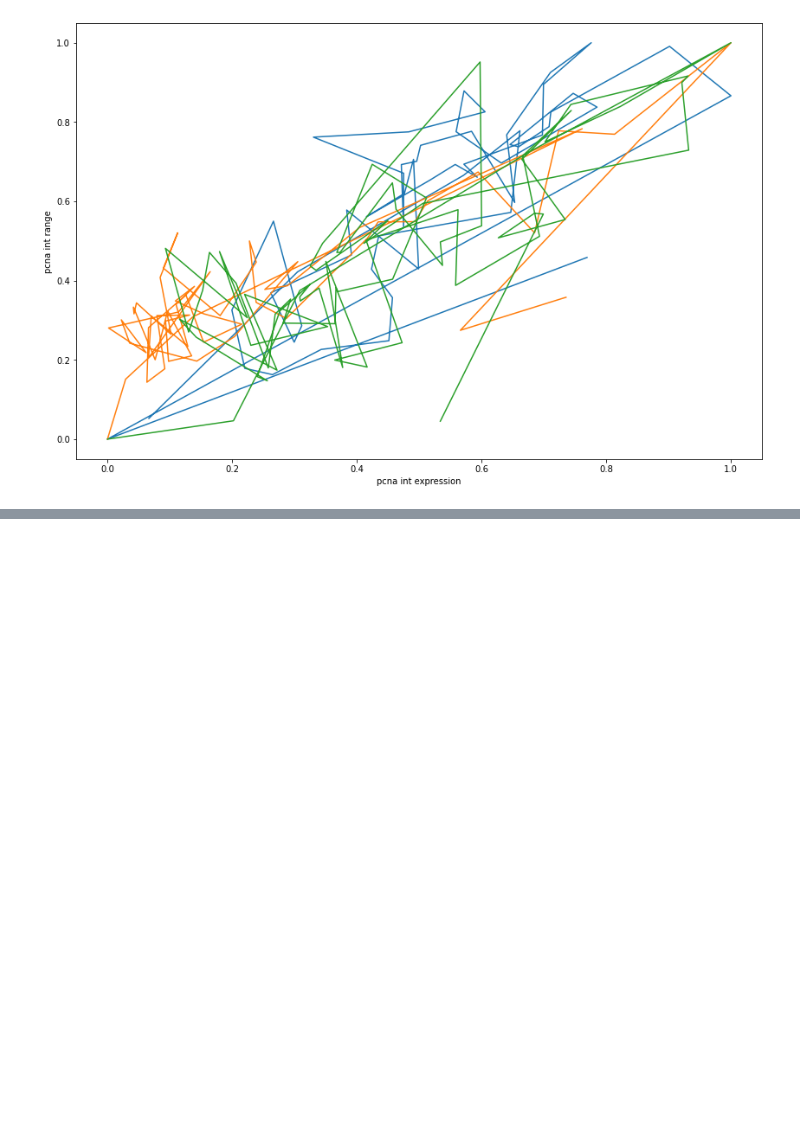
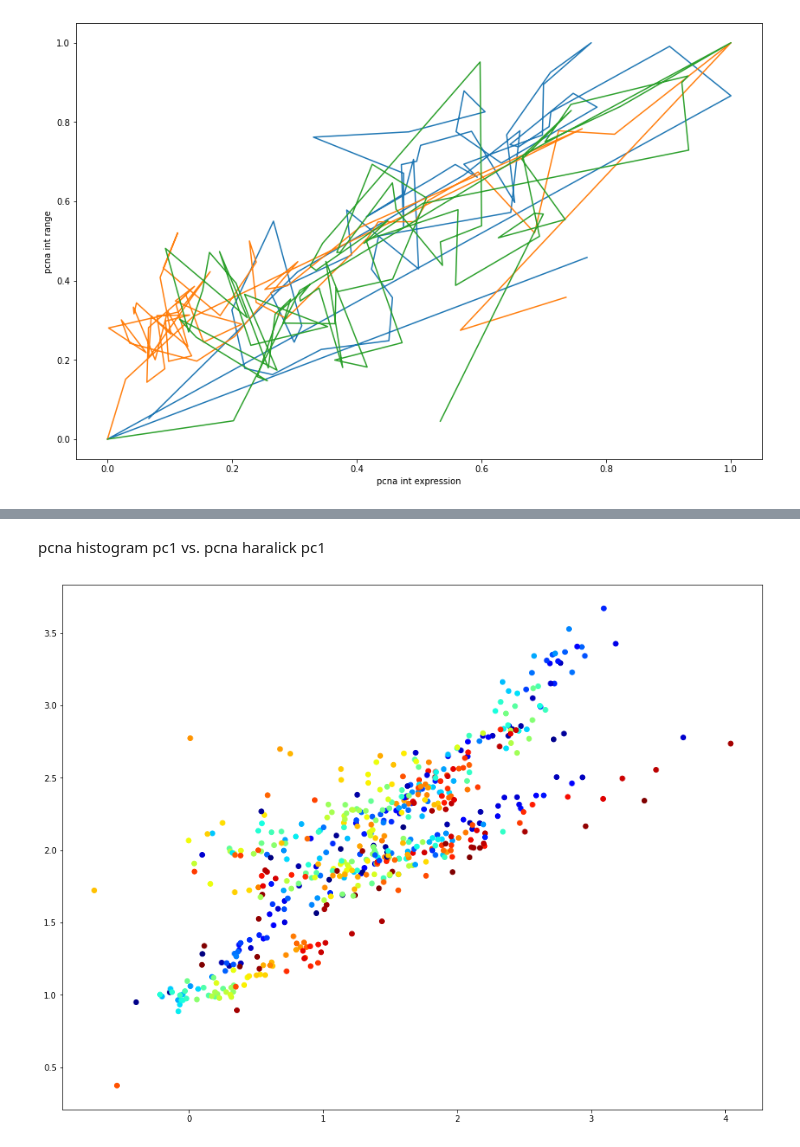
Before and after one commit to xing-lab-pitt/xing-vimentin-dic-pipeline, a Jupyter notebook: thomas_scripts/4-pcna_trajectory/analyze_results/1-ict_analysis.ipynb, the cells around one changed output, grey strips where cells are left out. Drawn from its saved outputs; the diff is of its cells as text; code cells hidden in the pictures; blank space fills up the shorter version.

```diff
--- a/thomas_scripts/4-pcna_trajectory/analyze_results/1-ict_analysis.ipynb
+++ b/thomas_scripts/4-pcna_trajectory/analyze_results/1-ict_analysis.ipynb
@@ -364,3 +372,24 @@ ax.set_xlabel('pcna int expression')
 plt.show()
 # %% [output]
 [figure]
+# %%
+all_traj_pcna_hist_pc1=[]
+all_traj_pcna_hist_pc2=[]
+for sct_idx in range(len(sct_list)):
+    sct_path = sct_list[sct_idx]
+    with open (sct_path, 'rb') as fp:
+        sct = pickle.load(fp)
+    all_traj_pcna_hist_pc1.append(sct.traj_pcna_histogram_pca_cord[:,0])
+    all_traj_pcna_hist_pc2.append(sct.traj_pcna_histogram_pca_cord[:,1])
+
+all_traj_pcna_hara_pc1=[]
+all_traj_pcna_hara_pc2=[]
+all_traj_pcna_hara_pc3=[]
+for sct_idx in range(len(sct_list)):
+    sct_path = sct_list[sct_idx]
+    with open (sct_path, 'rb') as fp:
+        sct = pickle.load(fp)
+    all_traj_pcna_hara_pc1.append(sct.traj_pcna_haralick_pca_cord[:,0])
+    all_traj_pcna_hara_pc2.append(sct.traj_pcna_haralick_pca_cord[:,1])
+    all_traj_pcna_hara_pc3.append(sct.traj_pcna_haralick_pca_cord[:,2])
+    print(sct.traj_pcna_haralick_pca_cord[:,2].shape)
@@ -366,0 +405,16 @@ plt.show()
+# %% [markdown]
+pcna histogram pc1 vs. pcna haralick pc1
+# %%
+fig = plt.figure(figsize=(12,9))
+ax = fig.add_axes([0,0,1,1])
+for sct_idx in range(len(sct_list)):
+
+    sct_pcna_hist_pc1=all_traj_pcna_hist_pc1[sct_idx]
+    sct_pcna_hara_pc1=all_traj_pcna_hara_pc1[sct_idx]
+
+    dot_color=np.arange(len(sct_pcna_hist_pc1))
+    cm=plt.cm.get_cmap('jet')
+    sc=ax.scatter(sct_pcna_hist_pc1,sct_pcna_hara_pc1,c=dot_color,cmap=cm)
+    # ax.scatter(sct_pcna_hist_pc1,sct_pcna_hara_pc1,s=0.1)
+# %% [output]
+[figure, added]
```
Also changed, not shown: parts of 10 cells of this notebook, 11 other files.
